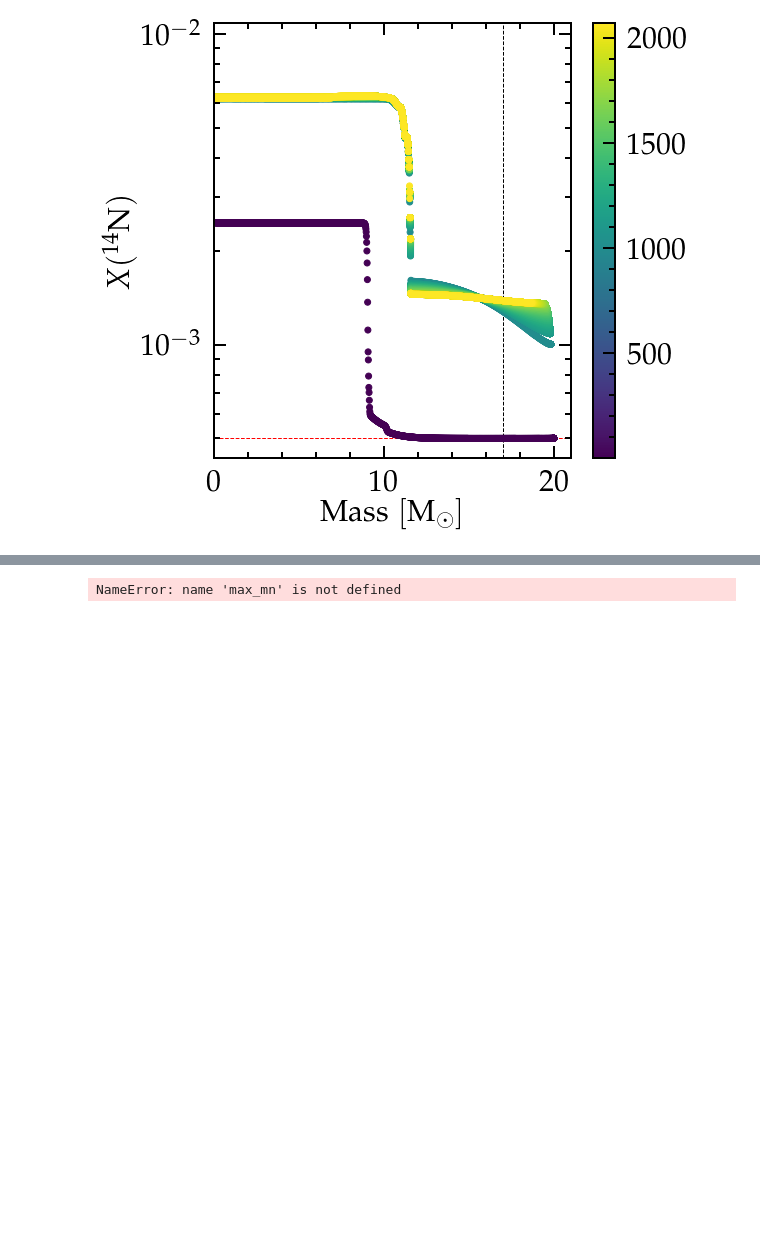
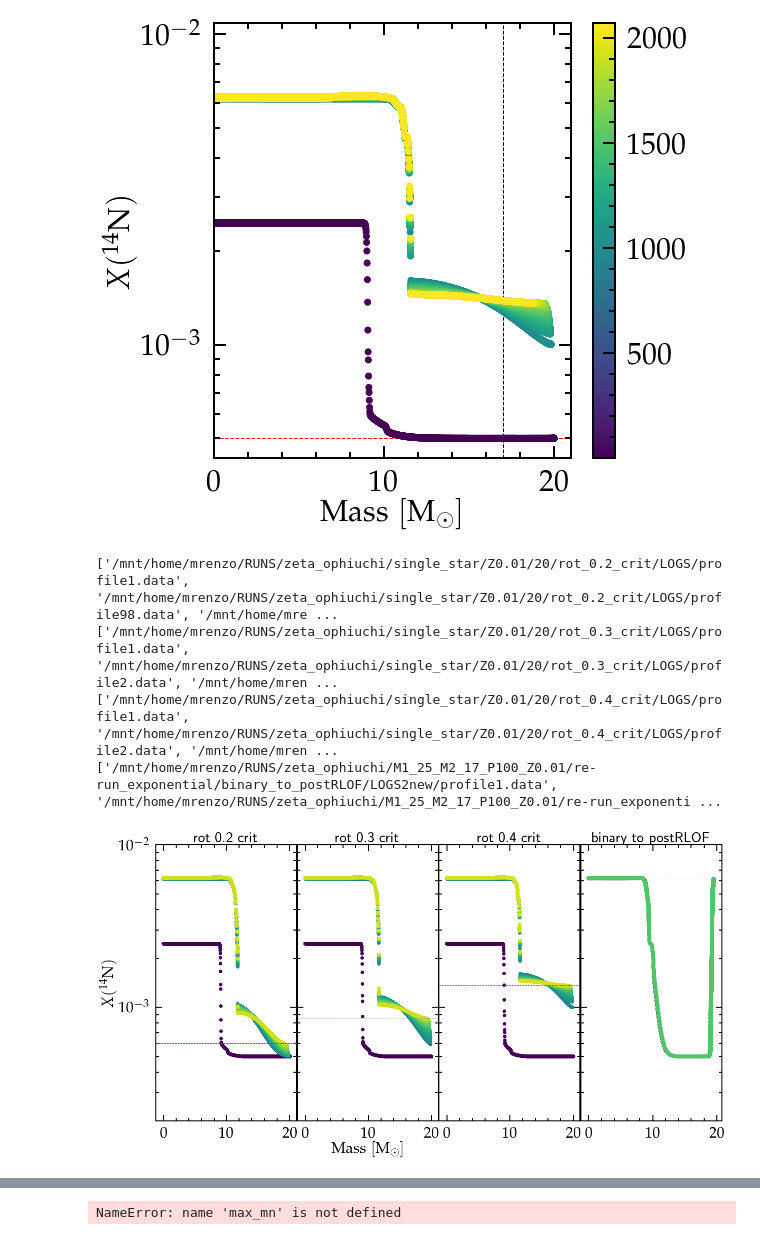
Before and after one commit to mathren/zeta_oph, a Jupyter notebook: notebooks/mixing.ipynb, the cells around one changed output, grey strips where cells are left out. Drawn from its saved outputs; the diff is of its cells as text; code cells hidden in the pictures; blank space fills up the shorter version.

```diff
--- a/notebooks/mixing.ipynb
+++ b/notebooks/mixing.ipynb
@@ -325,3 +324,54 @@ ax.set_xlim(0, 21)
 ...    I promise
 (0, 21)
 [figure]
+# %%
+# three rot rate
+fig = plt.figure(figsize=(20,10))
+gs = gridspec.GridSpec(120, 120)
+ax1 = fig.add_subplot(gs[:,:30])
+ax2 = fig.add_subplot(gs[:,30:60])
+ax3 = fig.add_subplot(gs[:, 60:90])
+ax4 = fig.add_subplot(gs[:, 90:])
+axes = [ax1,ax2,ax3, ax4]
+
+ax2.set_xlabel(r"$\mathrm{Mass \ [M_\odot]}$")
+ax1.set_ylabel(r"$X(^{14}\mathrm{N})$")
+
+for ax in axes:
+    ax.set_yscale('log')
+    ax.set_ylim(ymax=1e-2, ymin=2e-4)
+ax2.set_yticklabels([])
+ax3.set_yticklabels([])
+ax4.set_yticklabels([])
+
+folders = [
+    "/mnt/home/mrenzo/RUNS/zeta_ophiuchi/single_star/Z0.01/20/rot_0.2_crit/LOGS/",
+    "/mnt/home/mrenzo/RUNS/zeta_ophiuchi/single_star/Z0.01/20/rot_0.3_crit/LOGS/",
+    "/mnt/home/mrenzo/RUNS/zeta_ophiuchi/single_star/Z0.01/20/rot_0.4_crit/LOGS/",
+    "/mnt/home/mrenzo/RUNS/zeta_ophiuchi/M1_25_M2_17_P100_Z0.01/re-run_exponential/binary_to_postRLOF/LOGS2new/"]
+
+max_age = 0
+
+for folder in folders:
+    ax = axes[folders.index(folder)]
+    ax.set_title(folder.split('/')[-3].replace('_',' '), fontsize=30)
+    profiles = sorted(glob.glob(folder+"/p*data"), key=get_age_from_profile)
+    print(profiles)
+    for profile in profiles:
+        src, col = getSrcCol(profile)
+        n = src[:, col.index("n14")]
+        m = src[:, col.index("mass")]
+        # modnum = get_modnum_from_profile(profile)
+        age = get_age_from_profile(profile)
+        if age > max_age: max_age = age
+        p = ax.scatter(m,n, c=[age]*len(n), vmin=0, vmax=1e7)
+        if profile == profiles[-1]:
+            ax.axhline(n[0],0,1, lw=1, ls='--')
+
+# print(f"{max_age}")
+# %% [output]
+['/mnt/home/mrenzo/RUNS/zeta_ophiuchi/single_star/Z0.01/20/rot_0.2_crit/LOGS/profile1.data', '/mnt/home/mrenzo/RUNS/zeta_ophiuchi/single_star/Z0.01/20/rot_0.2_crit/LOGS/profile98.data', '/mnt/home/mre ...
+['/mnt/home/mrenzo/RUNS/zeta_ophiuchi/single_star/Z0.01/20/rot_0.3_crit/LOGS/profile1.data', '/mnt/home/mrenzo/RUNS/zeta_ophiuchi/single_star/Z0.01/20/rot_0.3_crit/LOGS/profile2.data', '/mnt/home/mren ...
+['/mnt/home/mrenzo/RUNS/zeta_ophiuchi/single_star/Z0.01/20/rot_0.4_crit/LOGS/profile1.data', '/mnt/home/mrenzo/RUNS/zeta_ophiuchi/single_star/Z0.01/20/rot_0.4_crit/LOGS/profile2.data', '/mnt/home/mren ...
+['/mnt/home/mrenzo/RUNS/zeta_ophiuchi/M1_25_M2_17_P100_Z0.01/re-run_exponential/binary_to_postRLOF/LOGS2new/profile1.data', '/mnt/home/mrenzo/RUNS/zeta_ophiuchi/M1_25_M2_17_P100_Z0.01/re-run_exponenti ...
+[figure, added]
```
Also changed, not shown: parts of 2 cells of this notebook, 1 other file.
